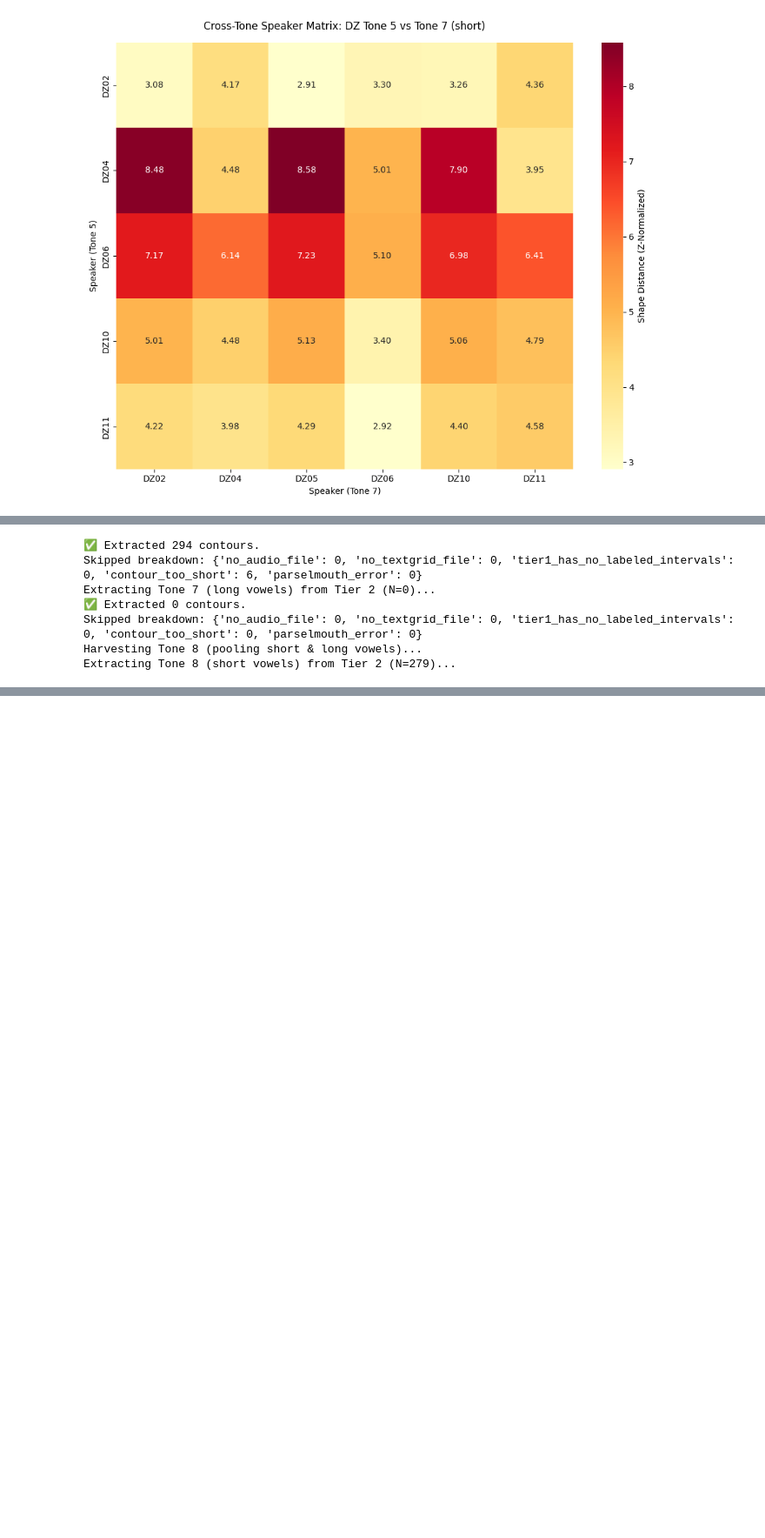
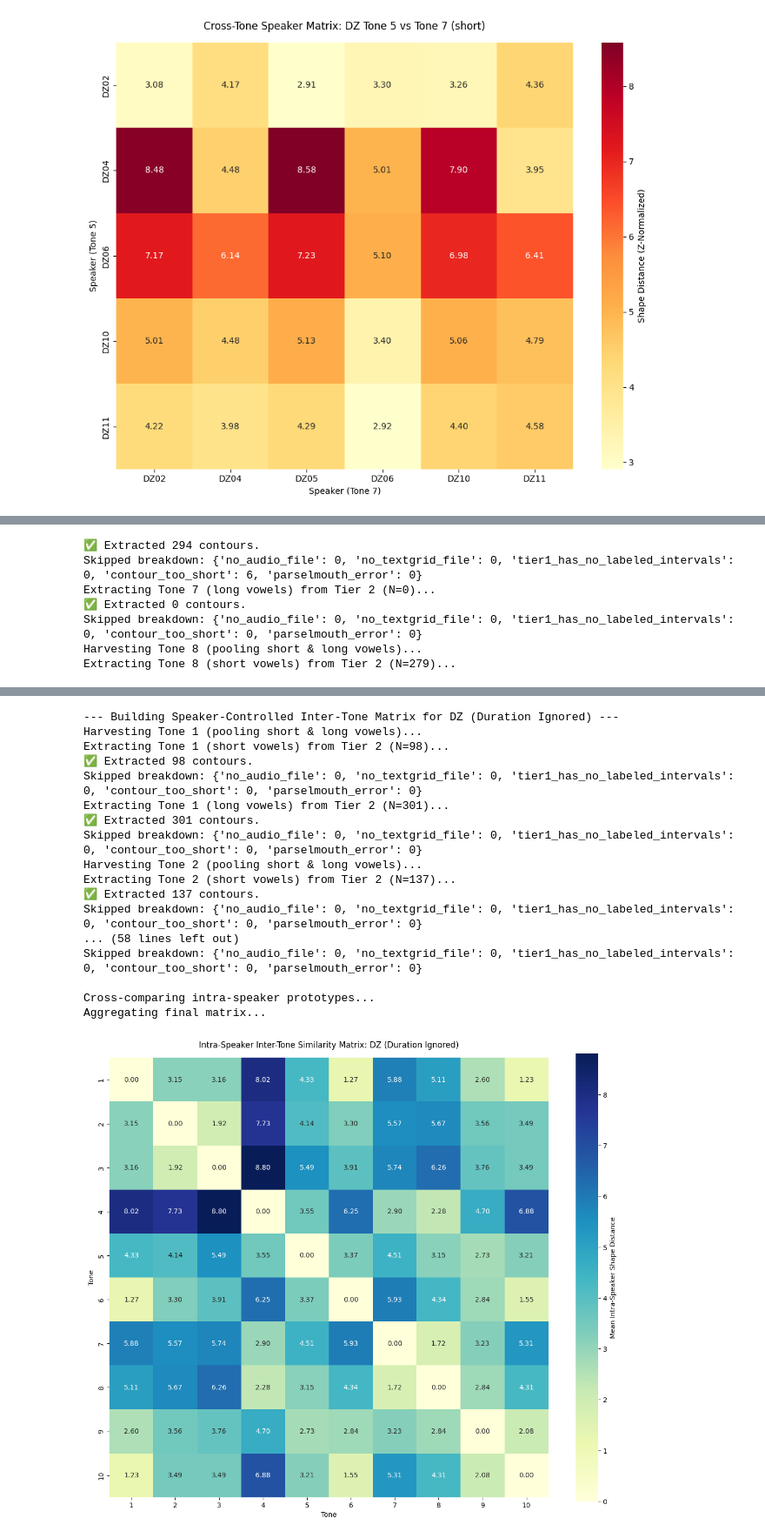
Before and after one commit to jerperkins/zhuang-dialect-analysis, a Jupyter notebook: CSC575ZhuangProject.ipynb, the cells around one changed output, grey strips where cells are left out. Shown at 87% size. Saved outputs shown, nothing was run; the diff lists cells and outputs as text; code cells hidden in the pictures; blank space fills up the shorter version.

```diff
--- a/CSC575ZhuangProject.ipynb
+++ b/CSC575ZhuangProject.ipynb
@@ -1598,8 +1624,9 @@ def build_speaker_controlled_inter_tone_matrix(target_dialect):
 
     return master_matrix
 
-# Run it for the chosen dialect!
-pure_tone_matrix = build_speaker_controlled_inter_tone_matrix('WZ')
+# Run it for both dialects
+pure_tone_matrix_wz = build_speaker_controlled_inter_tone_matrix('WZ')
+pure_tone_matrix_dz = build_speaker_controlled_inter_tone_matrix('DZ')
 # %% [output]
 --- Building Speaker-Controlled Inter-Tone Matrix for WZ (Duration Ignored) ---
 Harvesting Tone 1 (pooling short & long vowels)...
@@ -1616,33 +1643,51 @@ Skipped breakdown: {'no_audio_file': 0, 'no_textgrid_file': 0, 'tier1_has_no_lab
 ... (29 lines left out)
 ✅ Extracted 324 contours.
 Skipped breakdown: {'no_audio_file': 0, 'no_textgrid_file': 0, 'tier1_has_no_labeled_intervals': 0, 'contour_too_short': 0, 'parselmouth_error': 0}
 Harvesting Tone 7 (pooling short & long vowels)...
 Extracting Tone 7 (short vowels) from Tier 2 (N=300)...
 ✅ Extracted 294 contours.
 Skipped breakdown: {'no_audio_file': 0, 'no_textgrid_file': 0, 'tier1_has_no_labeled_intervals': 0, 'contour_too_short': 6, 'parselmouth_error': 0}
 Extracting Tone 7 (long vowels) from Tier 2 (N=0)...
 ✅ Extracted 0 contours.
 Skipped breakdown: {'no_audio_file': 0, 'no_textgrid_file': 0, 'tier1_has_no_labeled_intervals': 0, 'contour_too_short': 0, 'parselmouth_error': 0}
 Harvesting Tone 8 (pooling short & long vowels)...
 Extracting Tone 8 (short vowels) from Tier 2 (N=279)...
 ✅ Extracted 271 contours.
 Skipped breakdown: {'no_audio_file': 0, 'no_textgrid_file': 0, 'tier1_has_no_labeled_intervals': 0, 'contour_too_short': 8, 'parselmouth_error': 0}
 Extracting Tone 8 (long vowels) from Tier 2 (N=0)...
 ✅ Extracted 0 contours.
 Skipped breakdown: {'no_audio_file': 0, 'no_textgrid_file': 0, 'tier1_has_no_labeled_intervals': 0, 'contour_too_short': 0, 'parselmouth_error': 0}
 Harvesting Tone 9 (pooling short & long vowels)...
 Extracting Tone 9 (short vowels) from Tier 2 (N=0)...
 ✅ Extracted 0 contours.
 Skipped breakdown: {'no_audio_file': 0, 'no_textgrid_file': 0, 'tier1_has_no_labeled_intervals': 0, 'contour_too_short': 0, 'parselmouth_error': 0}
 Extracting Tone 9 (long vowels) from Tier 2 (N=212)...
 ✅ Extracted 211 contours.
 Skipped breakdown: {'no_audio_file': 0, 'no_textgrid_file': 0, 'tier1_has_no_labeled_intervals': 0, 'contour_too_short': 1, 'parselmouth_error': 0}
 ... (6 lines left out)
 Skipped breakdown: {'no_audio_file': 0, 'no_textgrid_file': 0, 'tier1_has_no_labeled_intervals': 0, 'contour_too_short': 0, 'parselmouth_error': 0}
 
 Cross-comparing intra-speaker prototypes...
 Aggregating final matrix...
 [figure]
+--- Building Speaker-Controlled Inter-Tone Matrix for DZ (Duration Ignored) ---
+Harvesting Tone 1 (pooling short & long vowels)...
+Extracting Tone 1 (short vowels) from Tier 2 (N=98)...
+✅ Extracted 98 contours.
+Skipped breakdown: {'no_audio_file': 0, 'no_textgrid_file': 0, 'tier1_has_no_labeled_intervals': 0, 'contour_too_short': 0, 'parselmouth_error': 0}
+Extracting Tone 1 (long vowels) from Tier 2 (N=301)...
+✅ Extracted 301 contours.
+Skipped breakdown: {'no_audio_file': 0, 'no_textgrid_file': 0, 'tier1_has_no_labeled_intervals': 0, 'contour_too_short': 0, 'parselmouth_error': 0}
+Harvesting Tone 2 (pooling short & long vowels)...
+Extracting Tone 2 (short vowels) from Tier 2 (N=137)...
+✅ Extracted 137 contours.
+Skipped breakdown: {'no_audio_file': 0, 'no_textgrid_file': 0, 'tier1_has_no_labeled_intervals': 0, 'contour_too_short': 0, 'parselmouth_error': 0}
+... (58 lines left out)
+Skipped breakdown: {'no_audio_file': 0, 'no_textgrid_file': 0, 'tier1_has_no_labeled_intervals': 0, 'contour_too_short': 0, 'parselmouth_error': 0}
+
+Cross-comparing intra-speaker prototypes...
+Aggregating final matrix...
+[figure, added]
 # %%
 # Look at inter-tone similarity comparing short tones against long tones
 # Customize by dialect
```
Also changed, not shown: parts of 22 cells of this notebook.
